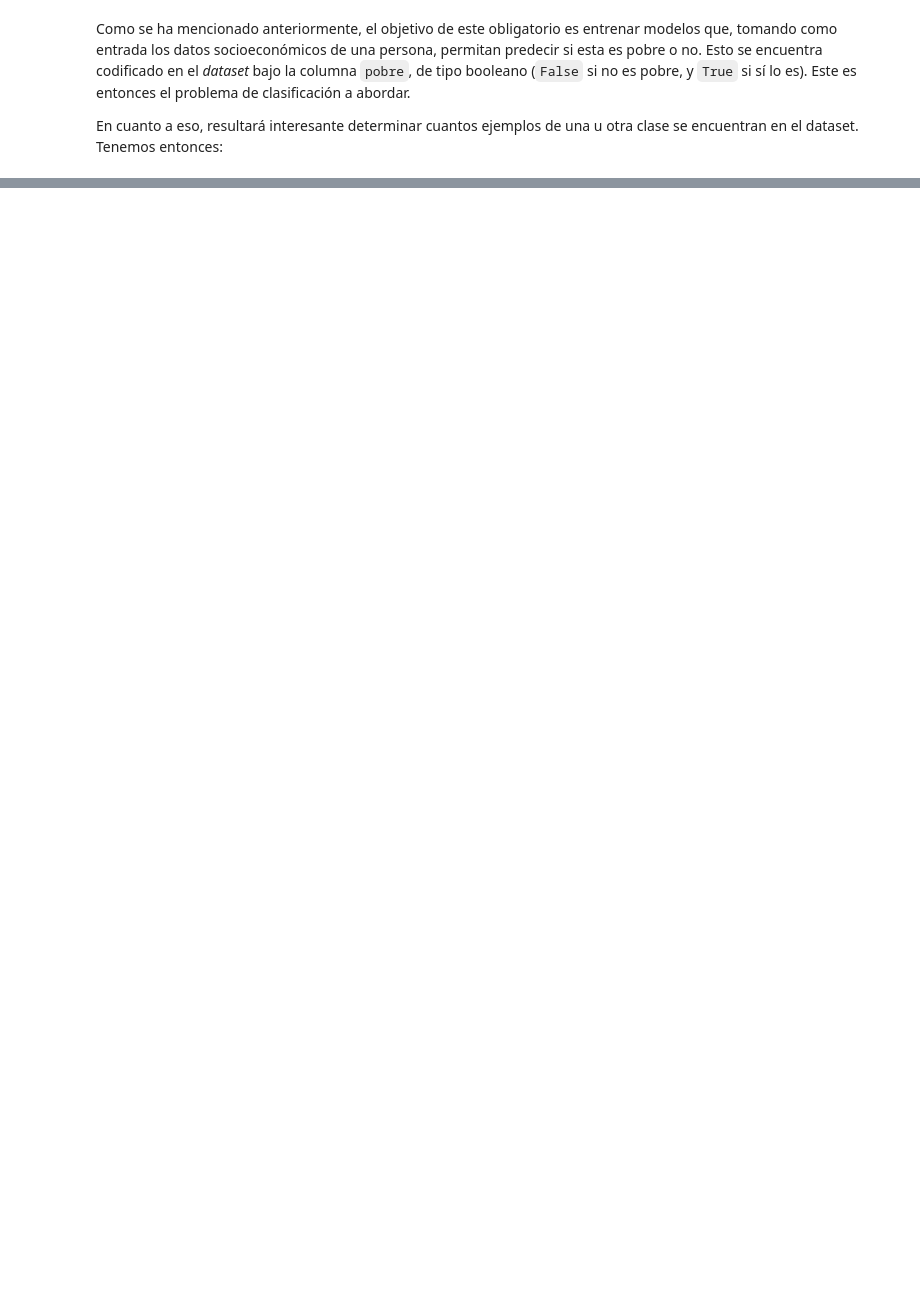
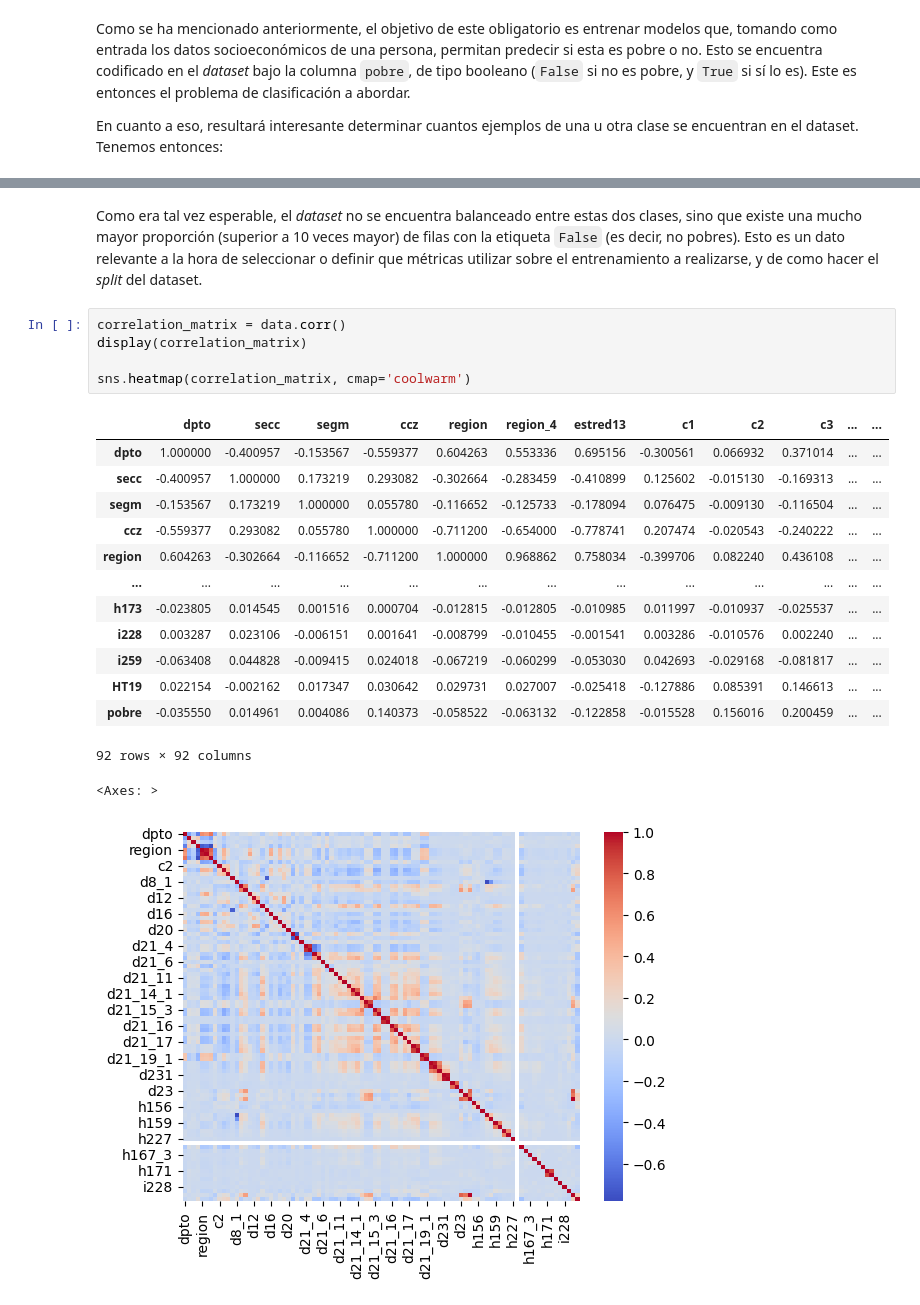
Before and after one commit to sebassu/tecnicas-machine-learning, a Jupyter notebook: obligatorio/obligatorio.ipynb, the cells around one changed output, grey strips where cells are left out. Drawn from its saved outputs; the diff is of its cells as text; blank space fills up the shorter version.

```diff
--- a/obligatorio/obligatorio.ipynb
+++ b/obligatorio/obligatorio.ipynb
@@ -178,0 +211,27 @@ clase se encuentran en el dataset. Tenemos entonces:
+# %% [markdown]
+Como era tal vez esperable, el _dataset_ no se encuentra balanceado entre estas
+dos clases, sino que existe una mucho mayor proporción (superior a 10 veces
+mayor) de filas con la etiqueta `False` (es decir, no pobres). Esto es un dato
+relevante a la hora de seleccionar o definir que métricas utilizar sobre el
+entrenamiento a realizarse, y de como hacer el _split_ del dataset.
+# %%
+correlation_matrix = data.corr()
+display(correlation_matrix)
+
+sns.heatmap(correlation_matrix, cmap='coolwarm')
+# %% [output]
+|  | dpto | secc | segm | ccz | region | region_4 | estred13 | c1 | c2 | c3 | ... | ... |
+| dpto | 1.000000 | -0.400957 | -0.153567 | -0.559377 | 0.604263 | 0.553336 | 0.695156 | -0.300561 | 0.066932 | 0.371014 | ... | ... |
+| secc | -0.400957 | 1.000000 | 0.173219 | 0.293082 | -0.302664 | -0.283459 | -0.410899 | 0.125602 | -0.015130 | -0.169313 | ... | ... |
+| segm | -0.153567 | 0.173219 | 1.000000 | 0.055780 | -0.116652 | -0.125733 | -0.178094 | 0.076475 | -0.009130 | -0.116504 | ... | ... |
+| ccz | -0.559377 | 0.293082 | 0.055780 | 1.000000 | -0.711200 | -0.654000 | -0.778741 | 0.207474 | -0.020543 | -0.240222 | ... | ... |
+| region | 0.604263 | -0.302664 | -0.116652 | -0.711200 | 1.000000 | 0.968862 | 0.758034 | -0.399706 | 0.082240 | 0.436108 | ... | ... |
+| ... | ... | ... | ... | ... | ... | ... | ... | ... | ... | ... | ... | ... |
+| h173 | -0.023805 | 0.014545 | 0.001516 | 0.000704 | -0.012815 | -0.012805 | -0.010985 | 0.011997 | -0.010937 | -0.025537 | ... | ... |
+| i228 | 0.003287 | 0.023106 | -0.006151 | 0.001641 | -0.008799 | -0.010455 | -0.001541 | 0.003286 | -0.010576 | 0.002240 | ... | ... |
+| i259 | -0.063408 | 0.044828 | -0.009415 | 0.024018 | -0.067219 | -0.060299 | -0.053030 | 0.042693 | -0.029168 | -0.081817 | ... | ... |
+| HT19 | 0.022154 | -0.002162 | 0.017347 | 0.030642 | 0.029731 | 0.027007 | -0.025418 | -0.127886 | 0.085391 | 0.146613 | ... | ... |
+| pobre | -0.035550 | 0.014961 | 0.004086 | 0.140373 | -0.058522 | -0.063132 | -0.122858 | -0.015528 | 0.156016 | 0.200459 | ... | ... |
+92 rows × 92 columns
+<Axes: >
+[figure, added]
```
Also changed, not shown: parts of 30 cells of this notebook.
